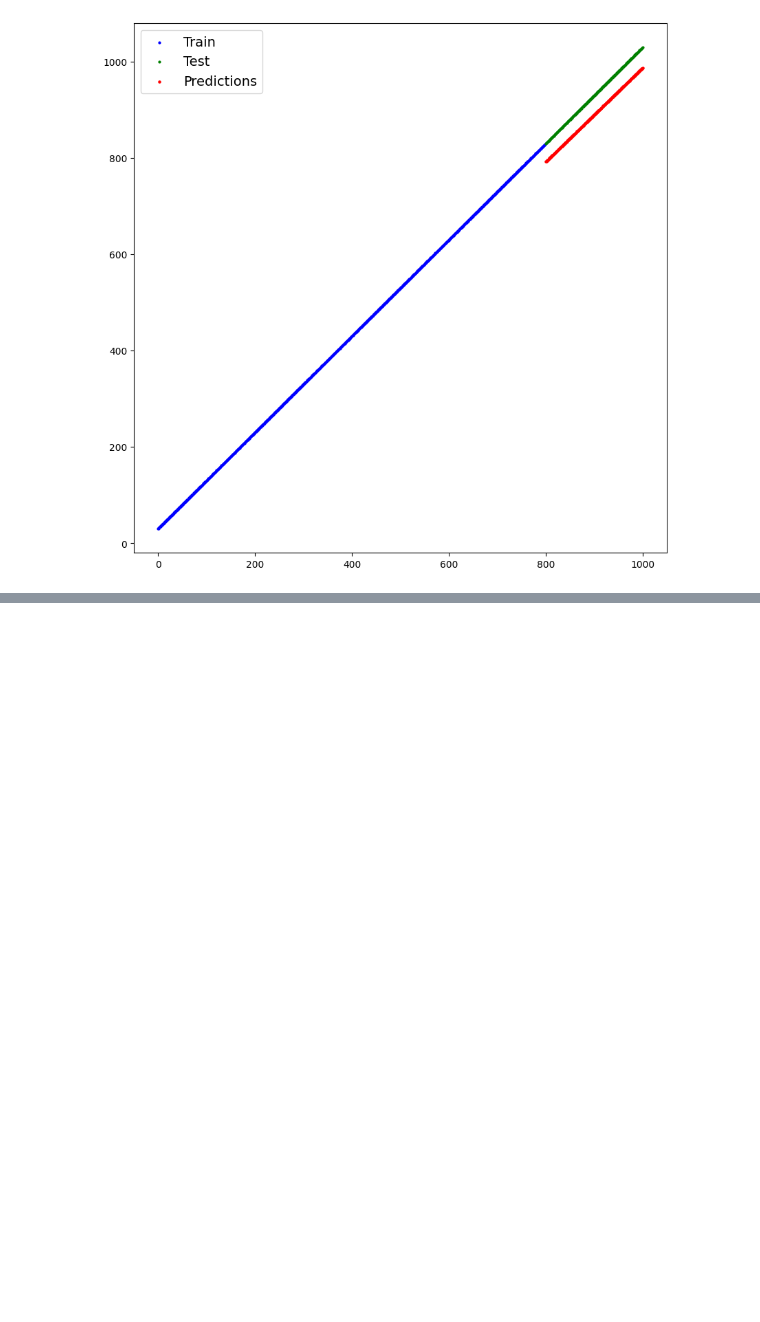
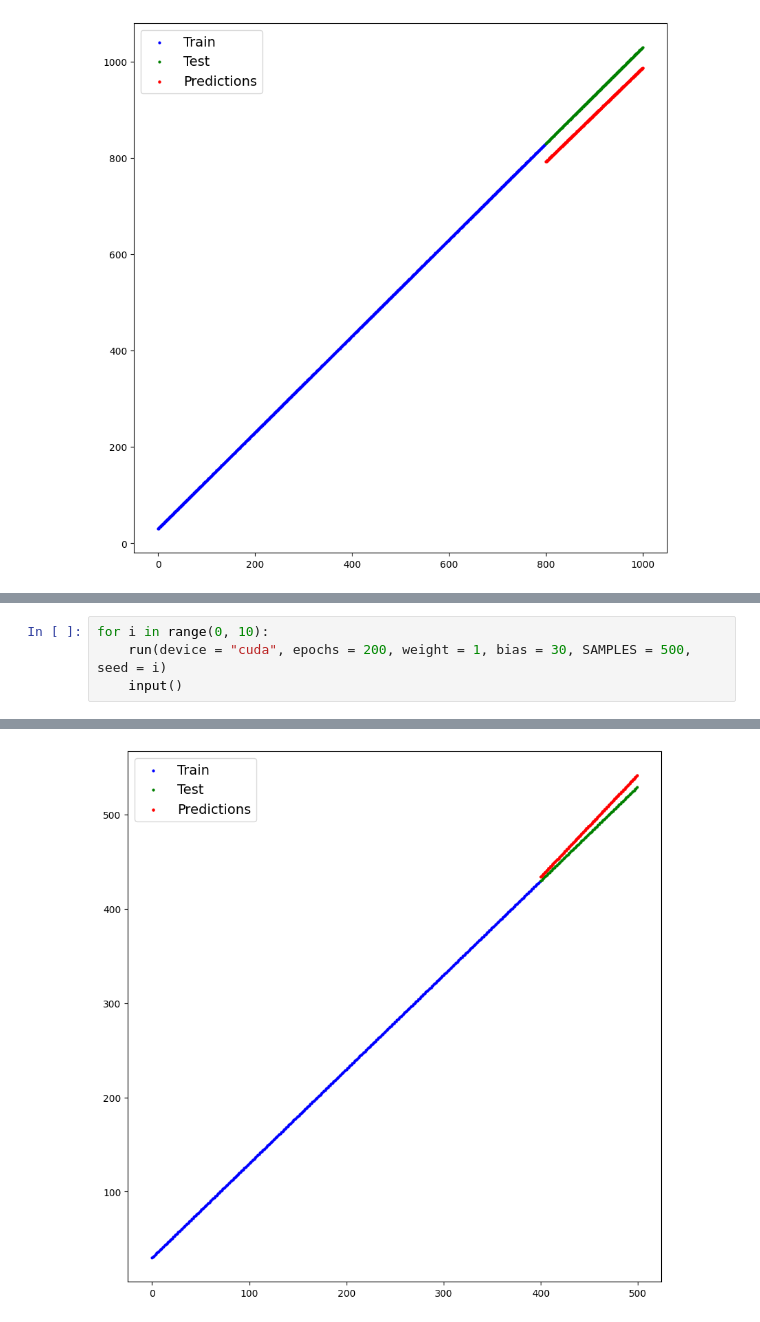
Before and after one commit to GiovanniRaseraF/cpp, a Jupyter notebook: pytorch/code/03_Workflow.ipynb, the cells around one changed output, grey strips where cells are left out. Drawn from its saved outputs; the diff is of its cells as text; blank space fills up the shorter version.

```diff
--- a/pytorch/code/03_Workflow.ipynb
+++ b/pytorch/code/03_Workflow.ipynb
@@ -465,0 +620,5 @@ Wall time: 1min 11s
+# %%
+for i in range(0, 10):
+    run(device = "cuda", epochs = 200, weight = 1, bias = 30, SAMPLES = 500, seed = i)
+    input()
+# %% [output]
@@ -465,0 +642 @@ Wall time: 1min 11s
+[figure, added]
```
Also changed, not shown: parts of 9 cells of this notebook.
